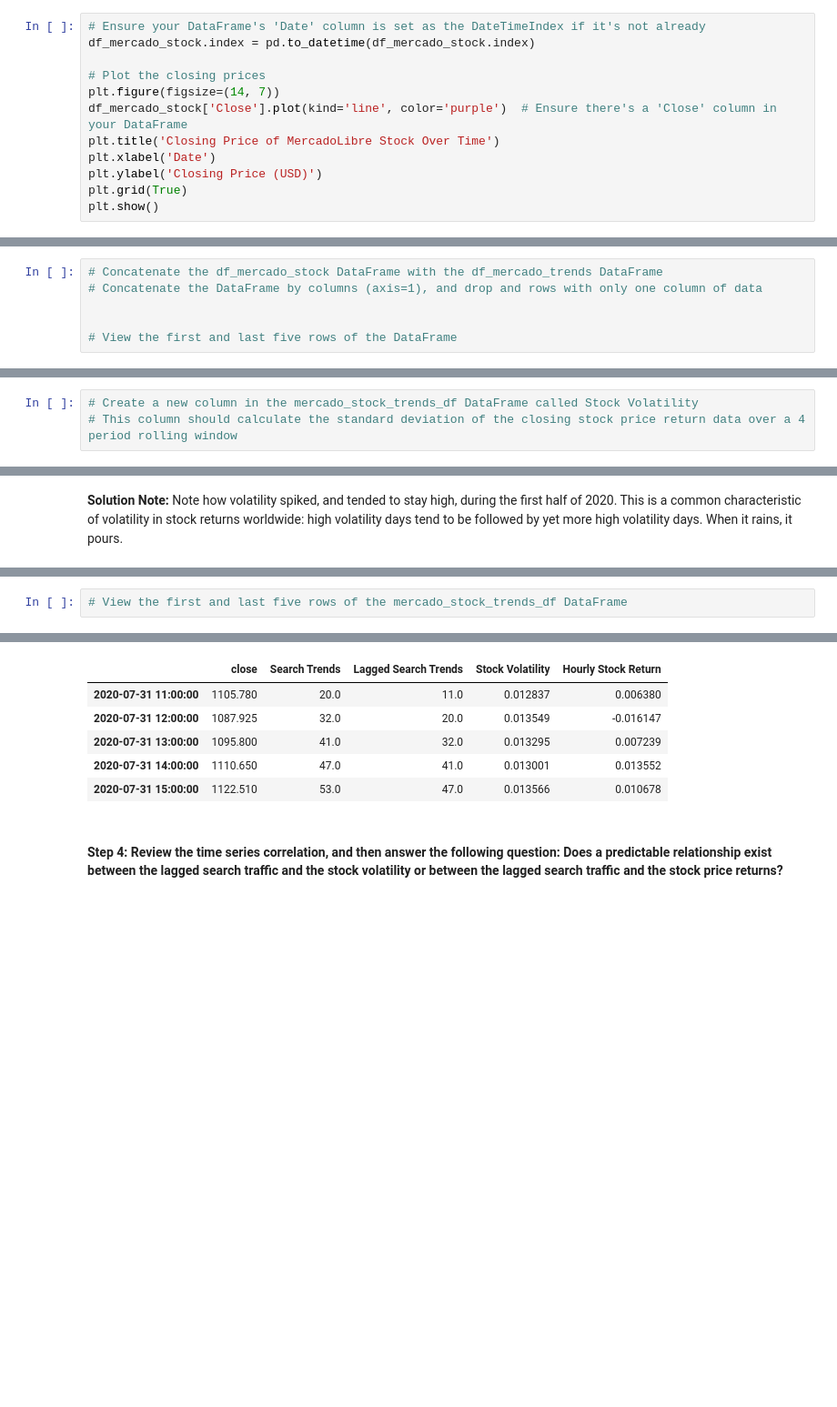
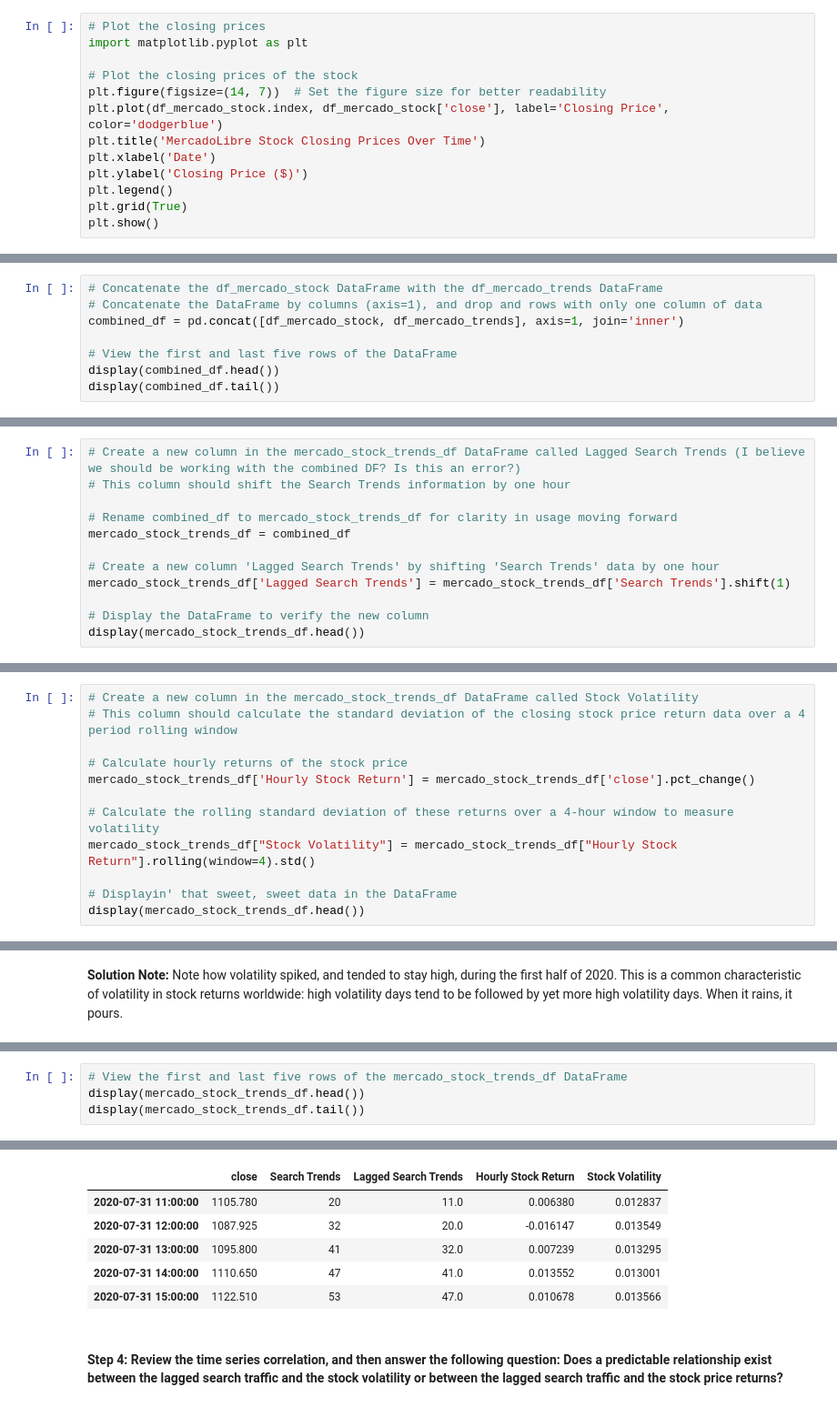
Before and after one commit to KenStager/prophet-challenge, a Jupyter notebook: forecasting_net_prophet.ipynb, the cells around one changed output, grey strips where cells are left out. Shown at 91% size. Drawn from its saved outputs; the diff is of its cells as text; blank space fills up the shorter version.

```diff
--- a/forecasting_net_prophet.ipynb
+++ b/forecasting_net_prophet.ipynb
@@ -279,15 +279,16 @@ display(df_mercado_stock.tail())
 | 2020-07-31 14:00:00 | 1110.650 |
 | 2020-07-31 15:00:00 | 1122.510 |
 # %%
-# Ensure your DataFrame's 'Date' column is set as the DateTimeIndex if it's not already
-df_mercado_stock.index = pd.to_datetime(df_mercado_stock.index)
+# Plot the closing prices
+import matplotlib.pyplot as plt
 
-# Plot the closing prices
-plt.figure(figsize=(14, 7))
-df_mercado_stock['Close'].plot(kind='line', color='purple')  # Ensure there's a 'Close' column in your DataFrame
-plt.title('Closing Price of MercadoLibre Stock Over Time')
+# Plot the closing prices of the stock
+plt.figure(figsize=(14, 7))  # Set the figure size for better readability
+plt.plot(df_mercado_stock.index, df_mercado_stock['close'], label='Closing Price', color='dodgerblue')
+plt.title('MercadoLibre Stock Closing Prices Over Time')
 plt.xlabel('Date')
-plt.ylabel('Closing Price (USD)')
+plt.ylabel('Closing Price ($)')
+plt.legend()
 plt.grid(True)
 plt.show()
 # %% [output]
@@ -296,8 +296,10 @@ KeyError: 'Close'
 # %%
 # Concatenate the df_mercado_stock DataFrame with the df_mercado_trends DataFrame
 # Concatenate the DataFrame by columns (axis=1), and drop and rows with only one column of data
-
+combined_df = pd.concat([df_mercado_stock, df_mercado_trends], axis=1, join='inner')
 
 # View the first and last five rows of the DataFrame
+display(combined_df.head())
+display(combined_df.tail())
 # %% [output]
 |  | close | Search Trends |
@@ -358,0 +364,12 @@ There's one important thing to note: if you zoom in both graphs to the spike aro
+# %%
+# Create a new column in the mercado_stock_trends_df DataFrame called Lagged Search Trends (I believe we should be working with the combined DF? Is this an error?)
+# This column should shift the Search Trends information by one hour
+
+# Rename combined_df to mercado_stock_trends_df for clarity in usage moving forward
+mercado_stock_trends_df = combined_df
+
+# Create a new column 'Lagged Search Trends' by shifting 'Search Trends' data by one hour
+mercado_stock_trends_df['Lagged Search Trends'] = mercado_stock_trends_df['Search Trends'].shift(1)
+
+# Display the DataFrame to verify the new column
+display(mercado_stock_trends_df.head())
@@ -359,3 +383,12 @@ There's one important thing to note: if you zoom in both graphs to the spike aro
 # %%
 # Create a new column in the mercado_stock_trends_df DataFrame called Stock Volatility
 # This column should calculate the standard deviation of the closing stock price return data over a 4 period rolling window
+
+# Calculate hourly returns of the stock price
+mercado_stock_trends_df['Hourly Stock Return'] = mercado_stock_trends_df['close'].pct_change()
+
+# Calculate the rolling standard deviation of these returns over a 4-hour window to measure volatility
+mercado_stock_trends_df["Stock Volatility"] = mercado_stock_trends_df["Hourly Stock Return"].rolling(window=4).std()
+
+# Displayin' that sweet, sweet data in the DataFrame
+display(mercado_stock_trends_df.head())
@@ -372,3 +441,5 @@ There's one important thing to note: if you zoom in both graphs to the spike aro
 # %%
 # View the first and last five rows of the mercado_stock_trends_df DataFrame
+display(mercado_stock_trends_df.head())
+display(mercado_stock_trends_df.tail())
 # %% [output]
@@ -381,9 +452,9 @@ There's one important thing to note: if you zoom in both graphs to the spike aro
-|  | close | Search Trends | Lagged Search Trends | Stock Volatility | Hourly Stock Return |
-| 2020-07-31 11:00:00 | 1105.780 | 20.0 | 11.0 | 0.012837 | 0.006380 |
-| 2020-07-31 12:00:00 | 1087.925 | 32.0 | 20.0 | 0.013549 | -0.016147 |
-| 2020-07-31 13:00:00 | 1095.800 | 41.0 | 32.0 | 0.013295 | 0.007239 |
-| 2020-07-31 14:00:00 | 1110.650 | 47.0 | 41.0 | 0.013001 | 0.013552 |
-| 2020-07-31 15:00:00 | 1122.510 | 53.0 | 47.0 | 0.013566 | 0.010678 |
+|  | close | Search Trends | Lagged Search Trends | Hourly Stock Return | Stock Volatility |
+| 2020-07-31 11:00:00 | 1105.780 | 20 | 11.0 | 0.006380 | 0.012837 |
+| 2020-07-31 12:00:00 | 1087.925 | 32 | 20.0 | -0.016147 | 0.013549 |
+| 2020-07-31 13:00:00 | 1095.800 | 41 | 32.0 | 0.007239 | 0.013295 |
+| 2020-07-31 14:00:00 | 1110.650 | 47 | 41.0 | 0.013552 | 0.013001 |
+| 2020-07-31 15:00:00 | 1122.510 | 53 | 47.0 | 0.010678 | 0.013566 |
 # %% [markdown]
 #### Step 4: Review the time series correlation, and then answer the following question: Does a predictable relationship exist between the lagged search traffic and the stock volatility or between the lagged search traffic and the stock price returns?
 # %%
```
Also changed, not shown: parts of 15 cells of this notebook.
